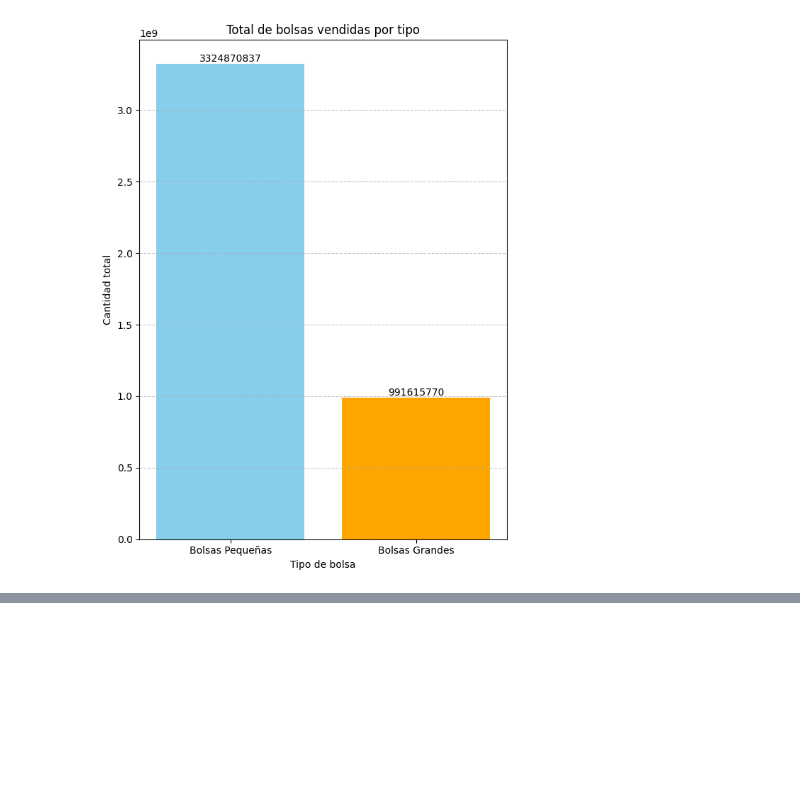
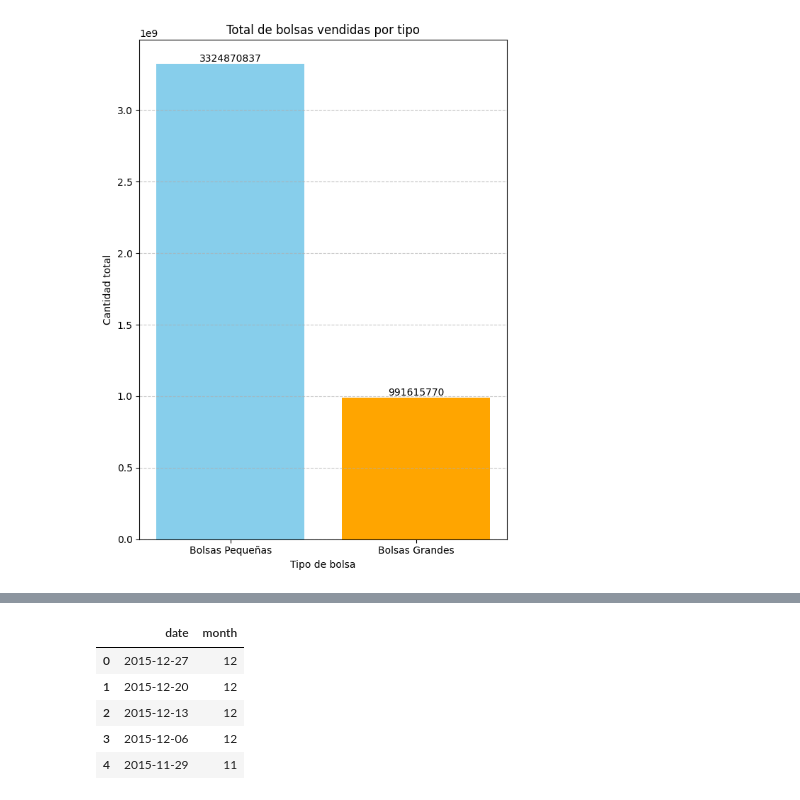
Before and after one commit to lauracoicue/Proyecto2_CDD, a Jupyter notebook: proyecto2.ipynb, the cells around one changed output, grey strips where cells are left out. Cells and saved outputs as stored; diff of their text form; code cells hidden in the pictures; blank space fills up the shorter version.

```diff
--- a/proyecto2.ipynb
+++ b/proyecto2.ipynb
@@ -328,2 +303,0 @@ clusters_dbscan = dbscan.fit_predict(data_scaled)
-# %%
-df_snow['cluster'] = dbscan.labels_
@@ -421,0 +311,12 @@ plt.show()
+# %%
+#transformar date
+df_snow['date'] = pd.to_datetime(df_snow['date'])  # convertir si aún no es datetime
+df_snow['month'] = df_snow['date'].dt.month
+df_snow[['date', 'month']].head()
+# %% [output]
+|  | date | month |
+| 0 | 2015-12-27 | 12 |
+| 1 | 2015-12-20 | 12 |
+| 2 | 2015-12-13 | 12 |
+| 3 | 2015-12-06 | 12 |
+| 4 | 2015-11-29 | 11 |
```
Also changed, not shown: parts of 16 cells of this notebook, 1 other file.
